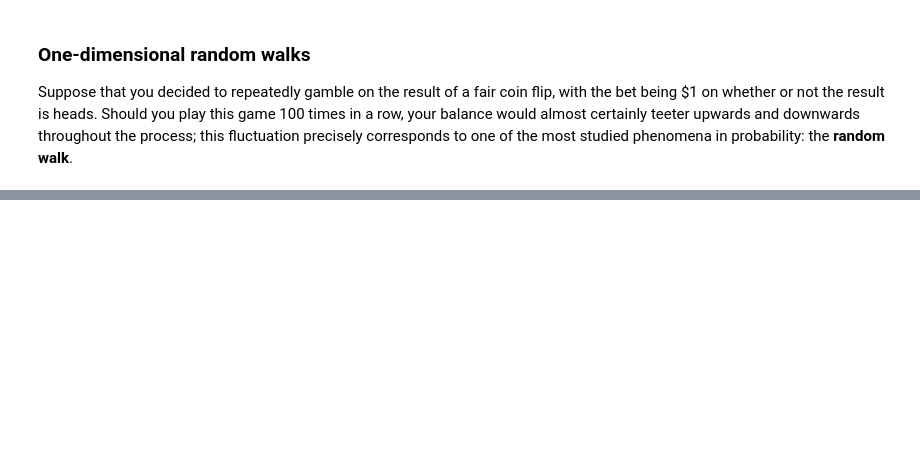
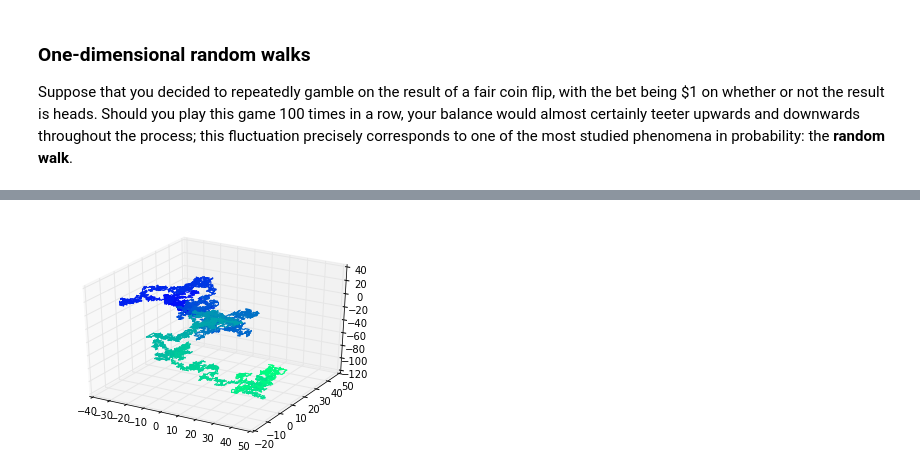
Before and after one commit to poulson/MitRW, a Jupyter notebook: Notebook04-RandomWalks.ipynb, the cells around one changed output, grey strips where cells are left out. Saved outputs shown, nothing was run; the diff lists cells and outputs as text; code cells hidden in the pictures; blank space fills up the shorter version.

```diff
--- a/Notebook04-RandomWalks.ipynb
+++ b/Notebook04-RandomWalks.ipynb
@@ -123,6 +141,20 @@ def randomWalk3DResult(numSteps):
         elif flip == 4: zPos += 1 # walk into the plane
         else:           zPos -= 1 # walk out of plane
     return xPos, yPos, zPos
+# %%
+import mpl_toolkits.mplot3d.axes3d as p3
+
+numSteps=10000
+xPositions, yPositions, zPositions = randomWalk3D(numSteps)
+
+fig = plt.figure()
+ax = fig.add_subplot(111, projection='3d')
+ax.set_color_cycle([cm(1.*i/(numSteps-1)) for i in range(numSteps-1)])
+#scatter = ax.scatter(xPositions,yPositions,zPositions,c=range(numSteps))
+for j in xrange(numSteps-1):
+    ax.plot(xPositions[j:j+2],yPositions[j:j+2],zPositions[j:j+2])
+# %% [output]
+[figure, added]
 # %%
 numSteps=10000
 xPositions, yPositions, zPositions = randomWalk3D(numSteps)
```
Also changed, not shown: parts of 6 cells of this notebook, 1 other file.
